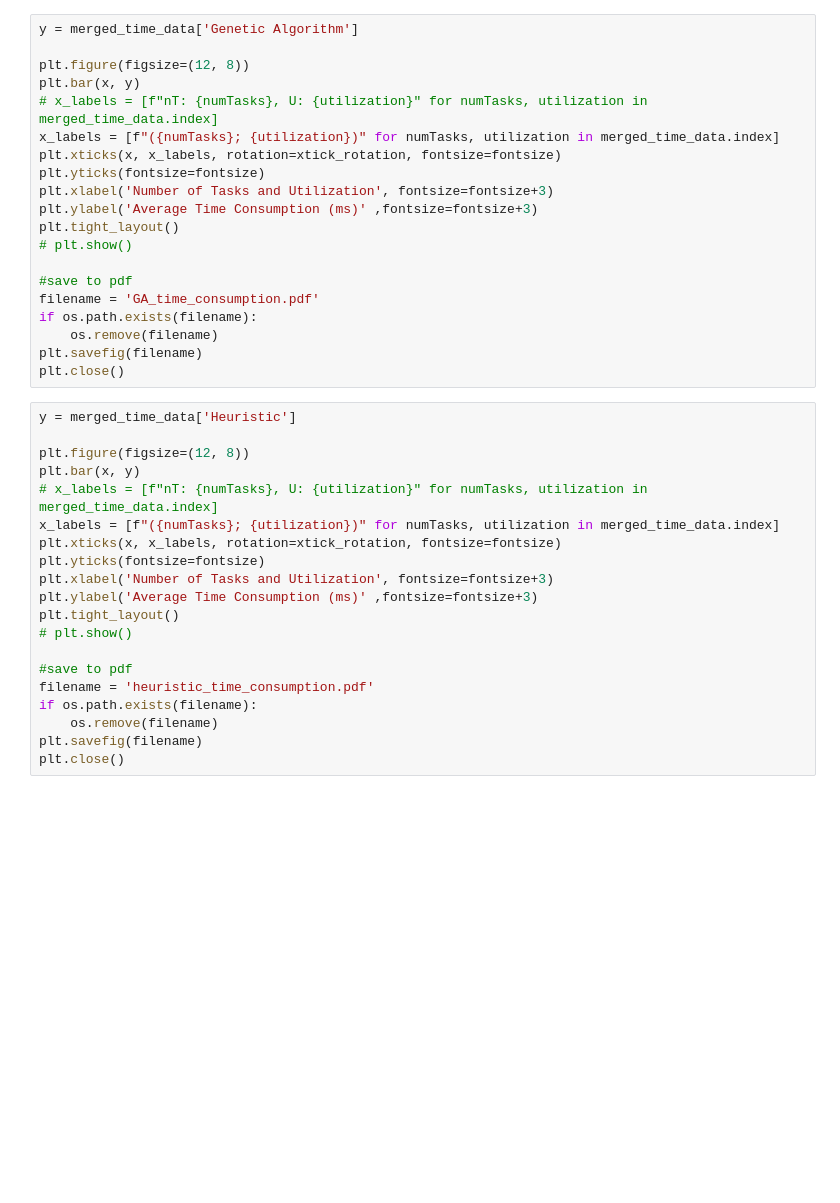
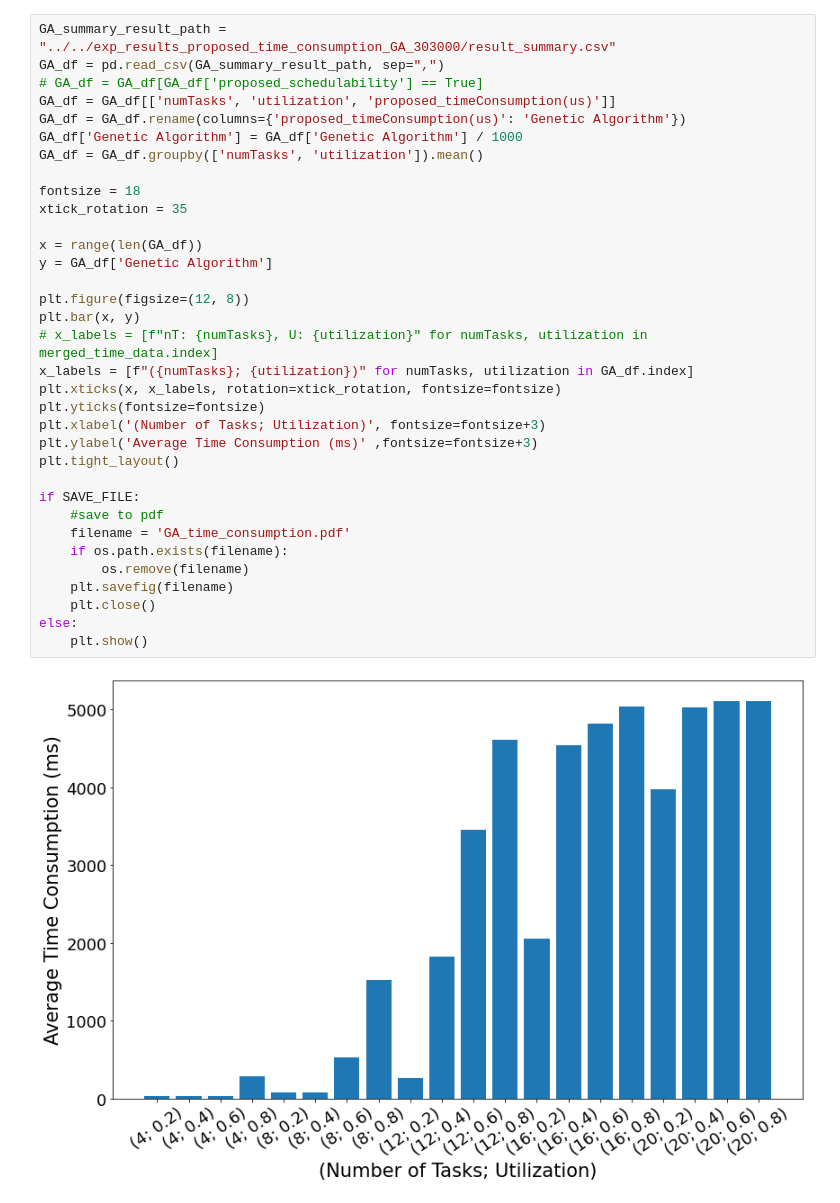
Before and after one commit to YoonKyonghwan/CFS_WCRT_Analysis, a Jupyter notebook: script/analysis/comparison_nice_value_assignment.ipynb, the cells around one changed output. Cells and saved outputs as stored; diff of their text form; blank space fills up the shorter version.

```diff
--- a/script/analysis/comparison_nice_value_assignment.ipynb
+++ b/script/analysis/comparison_nice_value_assignment.ipynb
@@ -72,43 +88,39 @@ xtick_rotation = 35
 # %%
-y = merged_time_data['Genetic Algorithm']
+GA_summary_result_path = "../../exp_results_proposed_time_consumption_GA_303000/result_summary.csv"
+GA_df = pd.read_csv(GA_summary_result_path, sep=",")
+# GA_df = GA_df[GA_df['proposed_schedulability'] == True]
+GA_df = GA_df[['numTasks', 'utilization', 'proposed_timeConsumption(us)']]
+GA_df = GA_df.rename(columns={'proposed_timeConsumption(us)': 'Genetic Algorithm'})
+GA_df['Genetic Algorithm'] = GA_df['Genetic Algorithm'] / 1000
+GA_df = GA_df.groupby(['numTasks', 'utilization']).mean()
+
+fontsize = 18
+xtick_rotation = 35
+
+x = range(len(GA_df))
+y = GA_df['Genetic Algorithm']
 
 plt.figure(figsize=(12, 8))
 plt.bar(x, y)
 # x_labels = [f"nT: {numTasks}, U: {utilization}" for numTasks, utilization in merged_time_data.index]
-x_labels = [f"({numTasks}; {utilization})" for numTasks, utilization in merged_time_data.index]
+x_labels = [f"({numTasks}; {utilization})" for numTasks, utilization in GA_df.index]
 plt.xticks(x, x_labels, rotation=xtick_rotation, fontsize=fontsize)
 plt.yticks(fontsize=fontsize)
-plt.xlabel('Number of Tasks and Utilization', fontsize=fontsize+3)
+plt.xlabel('(Number of Tasks; Utilization)', fontsize=fontsize+3)
 plt.ylabel('Average Time Consumption (ms)' ,fontsize=fontsize+3)
 plt.tight_layout()
-# plt.show()
 
-#save to pdf
-filename = 'GA_time_consumption.pdf'
-if os.path.exists(filename):
-    os.remove(filename)
-plt.savefig(filename)
-plt.close()
+if SAVE_FILE:
+    #save to pdf
+    filename = 'GA_time_consumption.pdf'
+    if os.path.exists(filename):
+        os.remove(filename)
+    plt.savefig(filename)
+    plt.close()
+else:
+    plt.show()
+# %% [output]
+[figure, added]
-# %%
-y = merged_time_data['Heuristic']
-
-plt.figure(figsize=(12, 8))
-plt.bar(x, y)
-# x_labels = [f"nT: {numTasks}, U: {utilization}" for numTasks, utilization in merged_time_data.index]
-x_labels = [f"({numTasks}; {utilization})" for numTasks, utilization in merged_time_data.index]
-plt.xticks(x, x_labels, rotation=xtick_rotation, fontsize=fontsize)
-plt.yticks(fontsize=fontsize)
-plt.xlabel('Number of Tasks and Utilization', fontsize=fontsize+3)
-plt.ylabel('Average Time Consumption (ms)' ,fontsize=fontsize+3)
-plt.tight_layout()
-# plt.show()
-
-#save to pdf
-filename = 'heuristic_time_consumption.pdf'
-if os.path.exists(filename):
-    os.remove(filename)
-plt.savefig(filename)
-plt.close()
 # %%
 print("Heuristic time consumption: min: ", heuristic_df['Heuristic'].min(), ", max: ", heuristic_df['Heuristic'].max())
 print("GA time consumption: min: ", GA_df['Genetic Algorithm'].min(), ", max: ", GA_df['Genetic Algorithm'].max())
```
Also changed, not shown: parts of 4 cells of this notebook, 6 other files.
